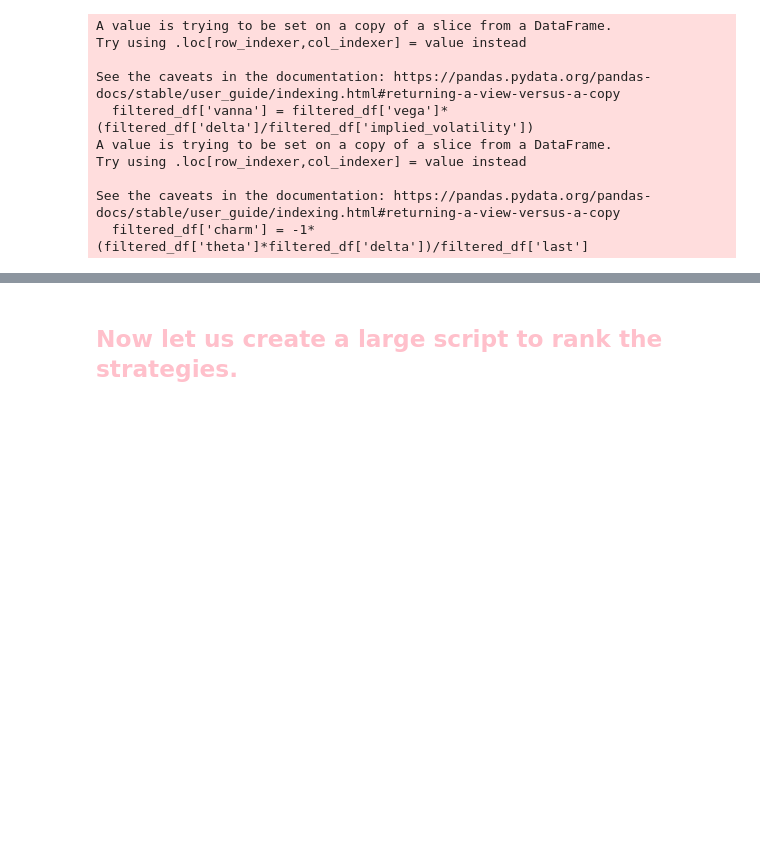
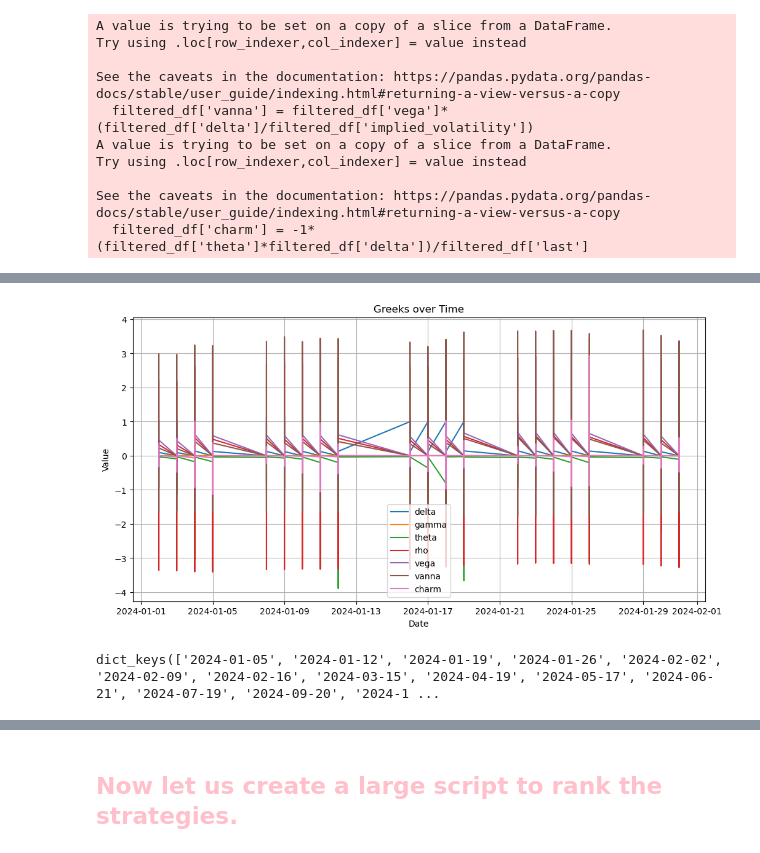
Before and after one commit to dsteffes133/Options_Strategies, a Jupyter notebook: best_strategy_options.ipynb, the cells around one changed output, grey strips where cells are left out. Cells and saved outputs as stored; diff of their text form; code cells hidden in the pictures; blank space fills up the shorter version.

```diff
--- a/best_strategy_options.ipynb
+++ b/best_strategy_options.ipynb
@@ -50,7 +50,7 @@ Note: you may need to restart the kernel to use updated packages.
 #We will focus on AAPL, because it is so liquid and the data is so available.
 
 
-api_key = 'api_key'
+api_key = '8CTF0D0WVXWCLBVF'
 
 import requests
 import pandas as pd
@@ -114,16 +107,3 @@ print(df)
 print(type(df))
 # %% [output]
 <class 'pandas.core.frame.DataFrame'>
-# %%
-#Any option with less volume than 250 over our time period is not worth considering.
-
-def volume_filter(df):
-    # 1) Convert volume to numeric
-    df['volume'] = pd.to_numeric(df['volume'], errors='coerce').fillna(0)
-
-# 2) Compute sums on the *unfiltered* DataFrame
-    df['volume_summed'] = df.groupby('contractID')['volume'].transform('sum')
-
-# 3) Now filter
-    df = df[df['volume_summed'] > 250]
-    return df
@@ -254,0 +249,20 @@ See the caveats in the documentation: https://pandas.pydata.org/pandas-docs/stab
+# %%
+import matplotlib.pyplot as plt
+
+greeks = filtered_df[['delta', 'gamma', 'theta', 'rho', 'vega', 'vanna', 'charm']]
+
+plt.figure(figsize=(12, 6))
+
+for greek in greeks.columns:
+    plt.plot(filtered_df['date'], filtered_df[greek], label=greek)
+
+
+plt.xlabel('Date')
+plt.ylabel('Value')
+plt.title('Greeks over Time')
+plt.legend()
+plt.grid(True)
+
+plt.show()
+# %% [output]
+[figure, added]
@@ -254,0 +273,4 @@ See the caveats in the documentation: https://pandas.pydata.org/pandas-docs/stab
+# %%
+print(expiration_keys)
+# %% [output]
+dict_keys(['2024-01-05', '2024-01-12', '2024-01-19', '2024-01-26', '2024-02-02', '2024-02-09', '2024-02-16', '2024-03-15', '2024-04-19', '2024-05-17', '2024-06-21', '2024-07-19', '2024-09-20', '2024-1 ...
```
Also changed, not shown: parts of 12 cells of this notebook, 8 other files.
